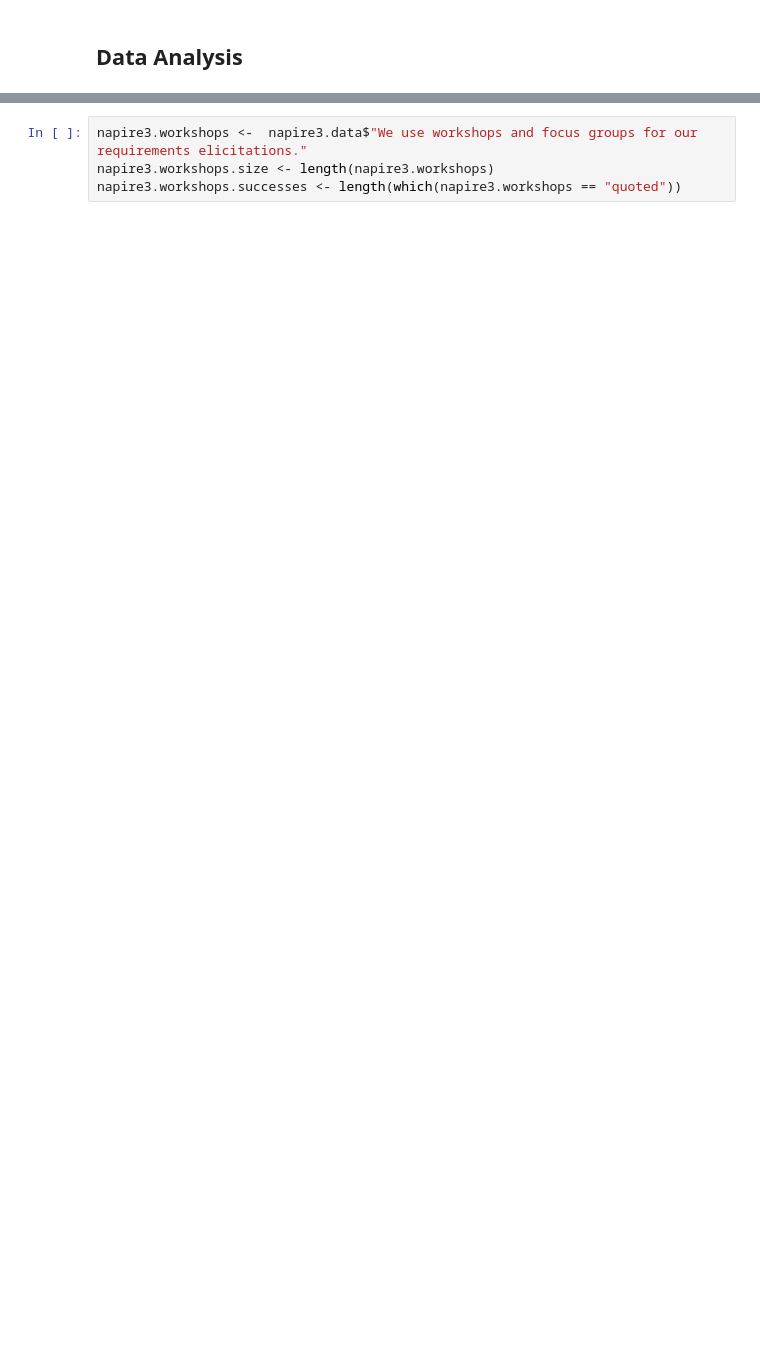
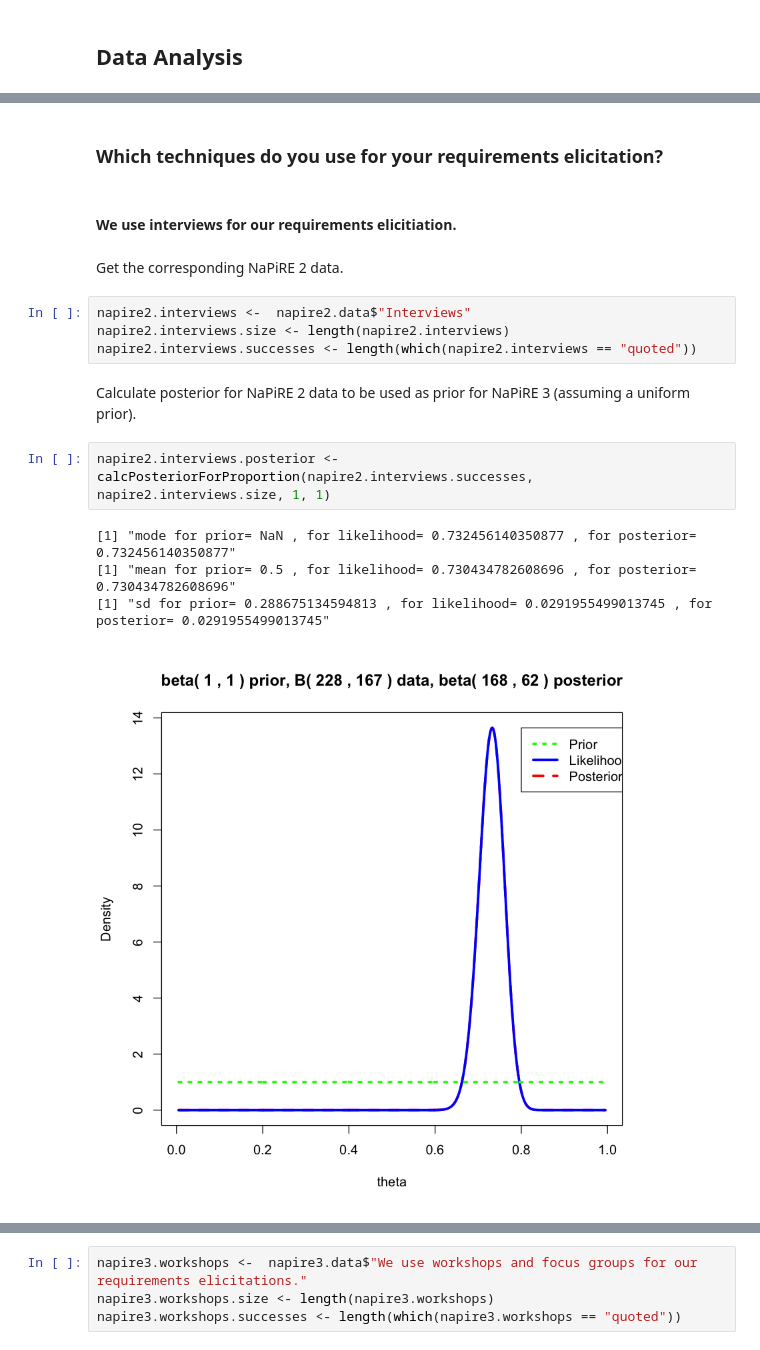
Before and after one commit to NaPiRE/napire2018, a Jupyter notebook: notebooks/analyse.ipynb, the cells around one changed output, grey strips where cells are left out. Saved outputs shown, nothing was run; the diff lists cells and outputs as text; blank space fills up the shorter version.

```diff
--- a/notebooks/analyse.ipynb
+++ b/notebooks/analyse.ipynb
@@ -182 +233,20 @@ We start with the usage of workshops as elicitiation technique as an example
+# %% [markdown]
+### Which techniques do you use for your requirements elicitation?
+# %% [markdown]
+#### We use interviews for our requirements elicitiation.
+# %% [markdown]
+Get the corresponding NaPiRE 2 data.
+# %%
+napire2.interviews <-  napire2.data$"Interviews"
+napire2.interviews.size <- length(napire2.interviews)
+napire2.interviews.successes <- length(which(napire2.interviews == "quoted"))
+# %% [markdown]
+Calculate posterior for NaPiRE 2 data to be used as prior for NaPiRE 3 (assuming a uniform prior).
+# %%
+napire2.interviews.posterior <- calcPosteriorForProportion(napire2.interviews.successes, napire2.interviews.size, 1, 1)
+# %% [output]
+[1] "mode for prior= NaN , for likelihood= 0.732456140350877 , for posterior= 0.732456140350877"
+[1] "mean for prior= 0.5 , for likelihood= 0.730434782608696 , for posterior= 0.730434782608696"
+[1] "sd for prior= 0.288675134594813 , for likelihood= 0.0291955499013745 , for posterior= 0.0291955499013745"
+[figure, added]
 # %%
```
Also changed, not shown: parts of 158 cells of this notebook.
